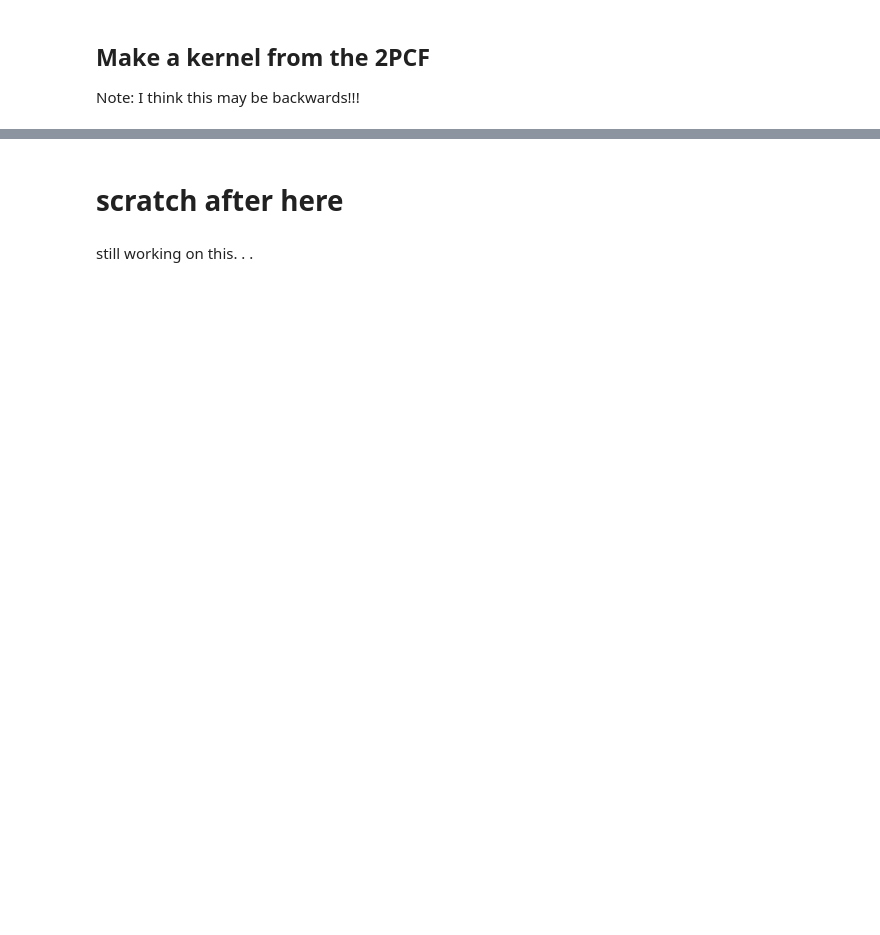
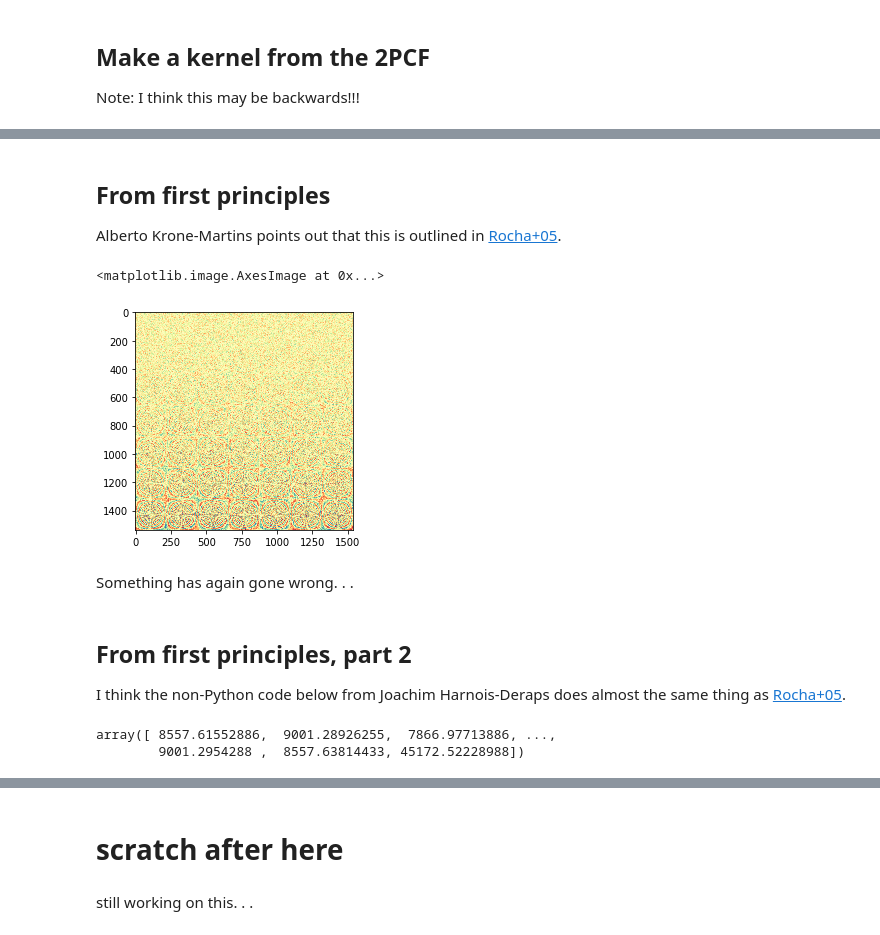
Before and after one commit to aimalz/recidivator, a Jupyter notebook: SLICS/2PCF-to-kernel.ipynb, the cells around one changed output, grey strips where cells are left out. Cells and saved outputs as stored; diff of their text form; code cells hidden in the pictures; blank space fills up the shorter version.

```diff
--- a/SLICS/2PCF-to-kernel.ipynb
+++ b/SLICS/2PCF-to-kernel.ipynb
@@ -149,0 +181,23 @@ plt.imshow(samps)
+# %% [markdown]
+## From first principles
+
+Alberto Krone-Martins points out that this is outlined in [Rocha+05](https://academic.oup.com/mnras/article/357/1/1/1033689).
+# %%
+whitenoise = np.random.random((len(pk), len(pk)))
+# %%
+fftwn = spf.fft(whitenoise)
+# %%
+fftwn.real = del2[1] * np.eye(len(pk))
+# %%
+ifftwn = spf.ifft(fftwn)
+# %%
+plt.imshow(ifftwn.real, cmap='Spectral_r')
+# %% [output]
+<matplotlib.image.AxesImage at 0x...>
+[figure, added]
+# %% [markdown]
+Something has again gone wrong. . .
+# %% [markdown]
+## From first principles, part 2
+
+I think the non-Python code below from Joachim Harnois-Deraps does almost the same thing as [Rocha+05](https://academic.oup.com/mnras/article/357/1/1/1033689).
@@ -149,0 +318,5 @@ plt.imshow(samps)
+# %%
+newdel2
+# %% [output]
+array([ 8557.61552886,  9001.28926255,  7866.97713886, ...,
+        9001.2954288 ,  8557.63814433, 45172.52228988])
```
Also changed, not shown: parts of 31 cells of this notebook.
